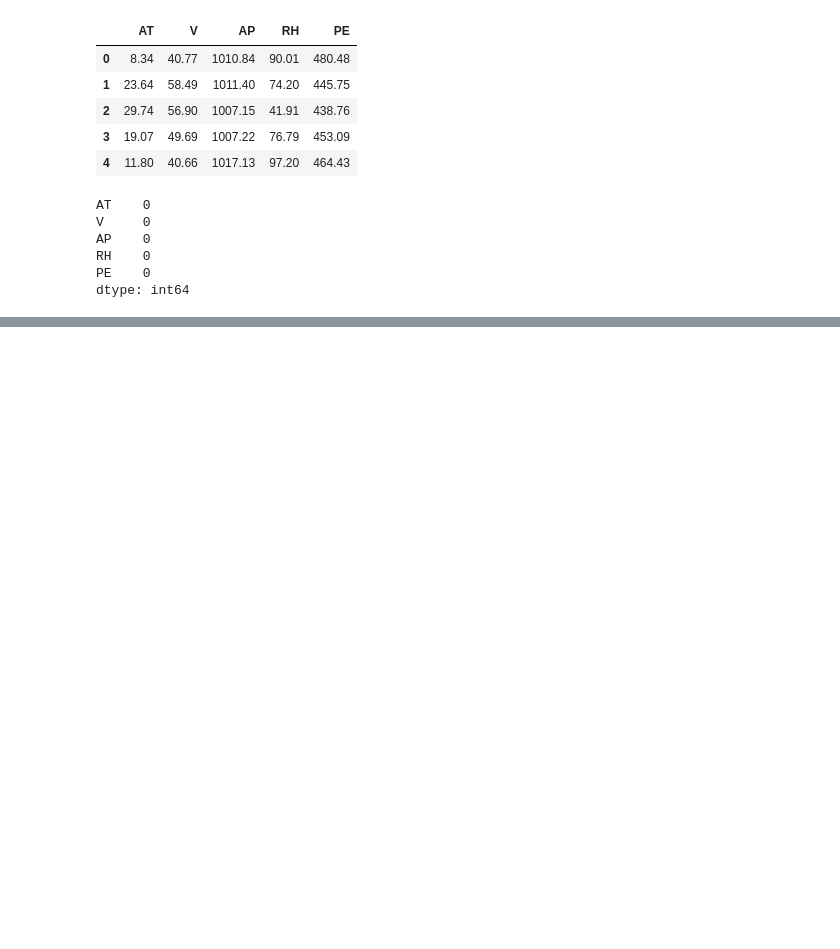
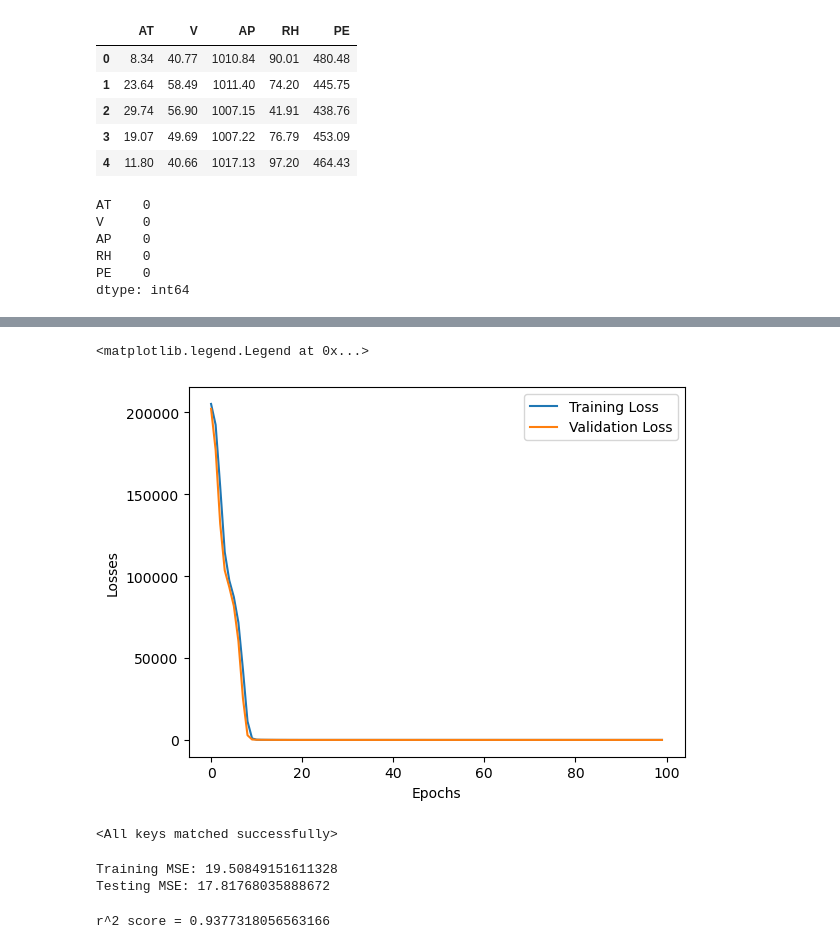
Before and after one commit to VEDAANT04/ANN_REGRESSION_mini, a Jupyter notebook: ANN_Regression.ipynb, the cells around one changed output, grey strips where cells are left out. Saved outputs shown, nothing was run; the diff lists cells and outputs as text; code cells hidden in the pictures; blank space fills up the shorter version.

```diff
--- a/ANN_Regression.ipynb
+++ b/ANN_Regression.ipynb
@@ -111,0 +98,30 @@ test_loader = DataLoader(test_dataset,batch_size = 32,shuffle=True)
+# %%
+# Define our ANN Model
+
+class ANN(nn.Module):
+    def __init__(self):
+        super(ANN, self).__init__()
+
+        self.model = nn.Sequential(
+            # 1st hidden layer
+            nn.Linear(X_train.shape[1], 6),
+            nn.ReLU(),
+
+            # 2nd hidden layer
+            nn.Linear(6, 6),
+            nn.ReLU(),
+
+            # output layer
+            nn.Linear(6, 1),
+        )
+
+    def forward(self, x):
+        return self.model(x)
+# %%
+import torch.optim as optim
+
+model = ANN()
+
+# loss, optimizer
+crietrion = nn.MSELoss()
+optimizer = optim.Adam(model.parameters())
@@ -111,0 +193,45 @@ test_loader = DataLoader(test_dataset,batch_size = 32,shuffle=True)
+# %%
+import matplotlib.pyplot as plt
+
+loss_df = pd.DataFrame({
+    "Training Loss": train_losses,
+    "Validation Loss": val_losses
+})
+
+plt.plot(loss_df["Training Loss"], label = "Training Loss")
+plt.plot(loss_df["Validation Loss"], label = "Validation Loss")
+
+plt.xlabel("Epochs")
+plt.ylabel("Losses")
+
+plt.legend()
+# %% [output]
+<matplotlib.legend.Legend at 0x...>
+[figure, added]
+# %%
+# Loading the best model
+model.load_state_dict(torch.load("best_model.pt"))
+# %% [output]
+<All keys matched successfully>
+# %%
+# Evaluation
+
+model.eval()
+with torch.no_grad():
+    train_preds = model(X_train_tensor)
+    test_preds = model(X_test_tensor)
+
+    train_mse_loss = crietrion(train_preds, y_train_tensor)
+    test_mse_loss = crietrion(test_preds, y_test_tensor)
+
+print("Training MSE:", train_mse_loss.item())
+print("Testing MSE:", test_mse_loss.item())
+# %% [output]
+Training MSE: 19.50849151611328
+Testing MSE: 17.81768035888672
+# %%
+from sklearn.metrics import r2_score
+
+print("r^2 score =", r2_score(y_test, test_preds))
+# %% [output]
+r^2 score = 0.9377318056563166
```
Also changed, not shown: parts of 23 cells of this notebook, 1 other file.
